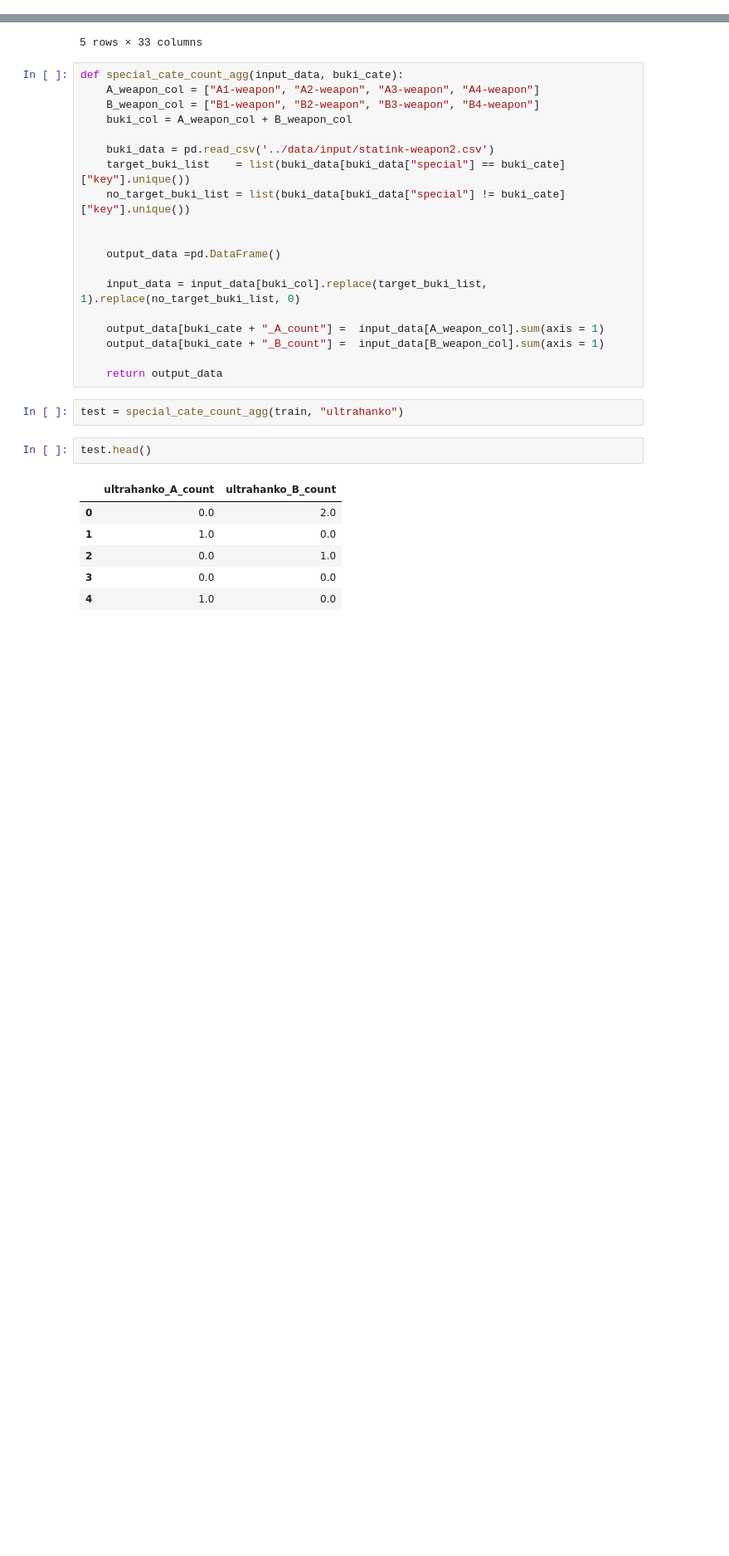
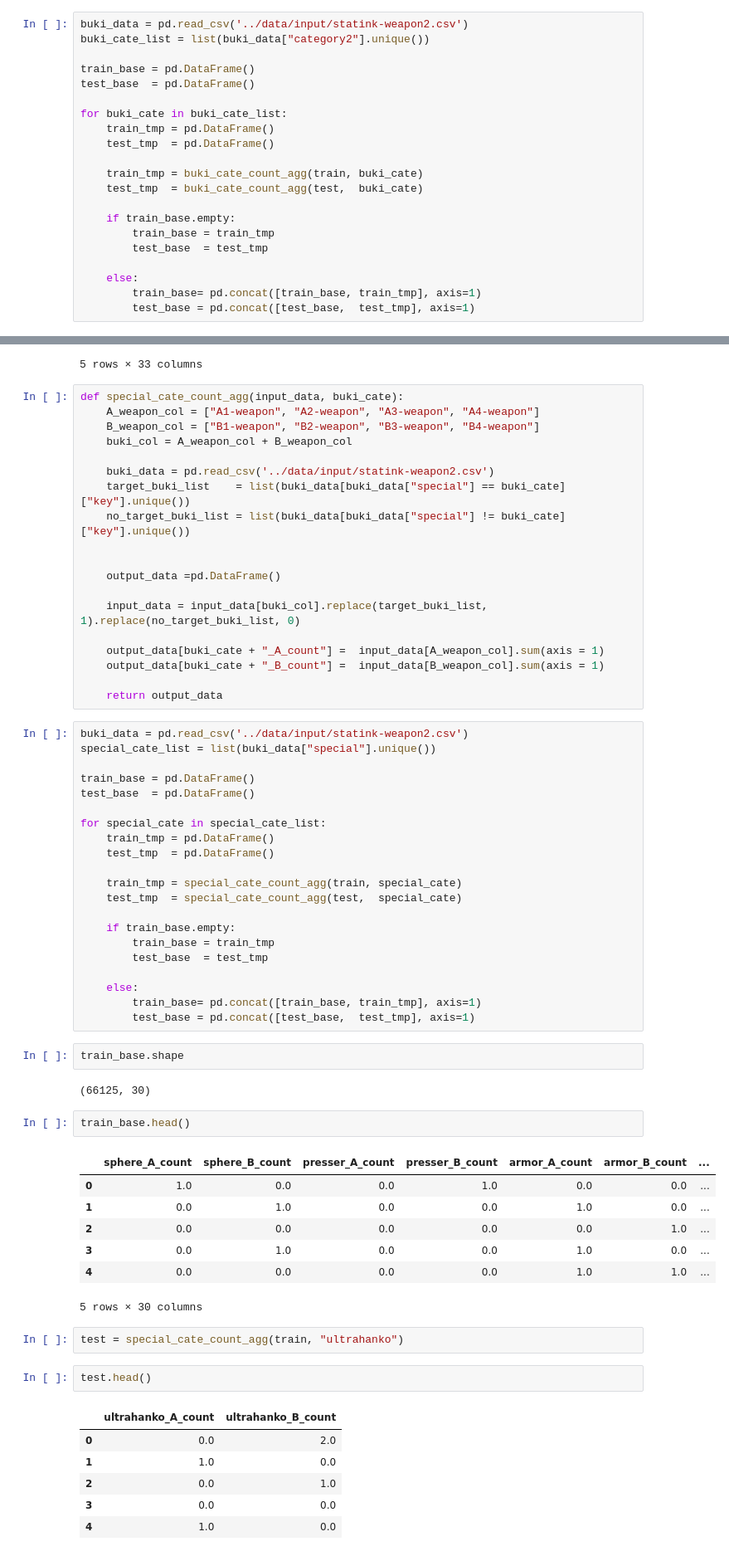
Before and after one commit to takuya-tokumoto/splatoon_competition, a Jupyter notebook: notebooks/00.feature_engniering.ipynb, the cells around one changed output, grey strips where cells are left out. Shown at 83% size. Saved outputs shown, nothing was run; the diff lists cells and outputs as text; blank space fills up the shorter version.

```diff
--- a/notebooks/00.feature_engniering.ipynb
+++ b/notebooks/00.feature_engniering.ipynb
@@ -132,0 +135,21 @@ test_feat_charger_count  = buki_cate_count_agg(test,  "charger")
+# %%
+buki_data = pd.read_csv('../data/input/statink-weapon2.csv')
+buki_cate_list = list(buki_data["category2"].unique())
+
+train_base = pd.DataFrame()
+test_base  = pd.DataFrame()
+
+for buki_cate in buki_cate_list:
+    train_tmp = pd.DataFrame()
+    test_tmp  = pd.DataFrame()
+
+    train_tmp = buki_cate_count_agg(train, buki_cate)
+    test_tmp  = buki_cate_count_agg(test,  buki_cate)
+
+    if train_base.empty:
+        train_base = train_tmp
+        test_base  = test_tmp
+
+    else:
+        train_base= pd.concat([train_base, train_tmp], axis=1)
+        test_base = pd.concat([test_base,  test_tmp], axis=1)
@@ -213,6 +258,41 @@ def special_cate_count_agg(input_data, buki_cate):
     output_data[buki_cate + "_B_count"] =  input_data[B_weapon_col].sum(axis = 1)
 
     return output_data
+# %%
+buki_data = pd.read_csv('../data/input/statink-weapon2.csv')
+special_cate_list = list(buki_data["special"].unique())
+
+train_base = pd.DataFrame()
+test_base  = pd.DataFrame()
+
+for special_cate in special_cate_list:
+    train_tmp = pd.DataFrame()
+    test_tmp  = pd.DataFrame()
+
+    train_tmp = special_cate_count_agg(train, special_cate)
+    test_tmp  = special_cate_count_agg(test,  special_cate)
+
+    if train_base.empty:
+        train_base = train_tmp
+        test_base  = test_tmp
+
+    else:
+        train_base= pd.concat([train_base, train_tmp], axis=1)
+        test_base = pd.concat([test_base,  test_tmp], axis=1)
+# %%
+train_base.shape
+# %% [output]
+(66125, 30)
+# %%
+train_base.head()
+# %% [output]
+|  | sphere_A_count | sphere_B_count | presser_A_count | presser_B_count | armor_A_count | armor_B_count | ... |
+| 0 | 1.0 | 0.0 | 0.0 | 1.0 | 0.0 | 0.0 | ... |
+| 1 | 0.0 | 1.0 | 0.0 | 0.0 | 1.0 | 0.0 | ... |
+| 2 | 0.0 | 0.0 | 0.0 | 0.0 | 0.0 | 1.0 | ... |
+| 3 | 0.0 | 1.0 | 0.0 | 0.0 | 1.0 | 0.0 | ... |
+| 4 | 0.0 | 0.0 | 0.0 | 0.0 | 1.0 | 1.0 | ... |
+5 rows × 30 columns
 # %%
 test = special_cate_count_agg(train, "ultrahanko")
 # %%
```
Also changed, not shown: parts of 11 cells of this notebook, 4 other files.
